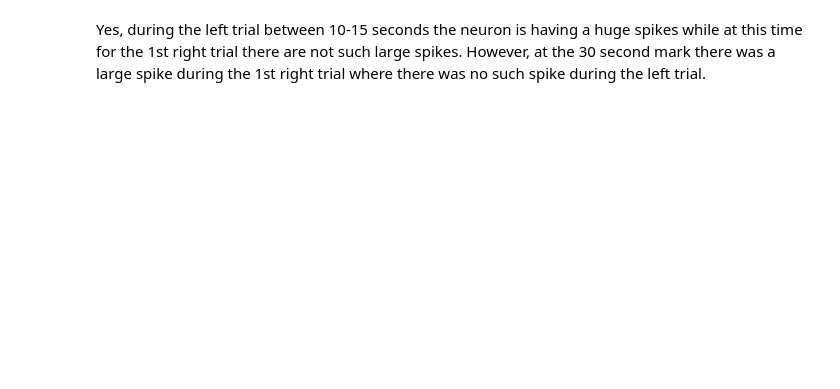
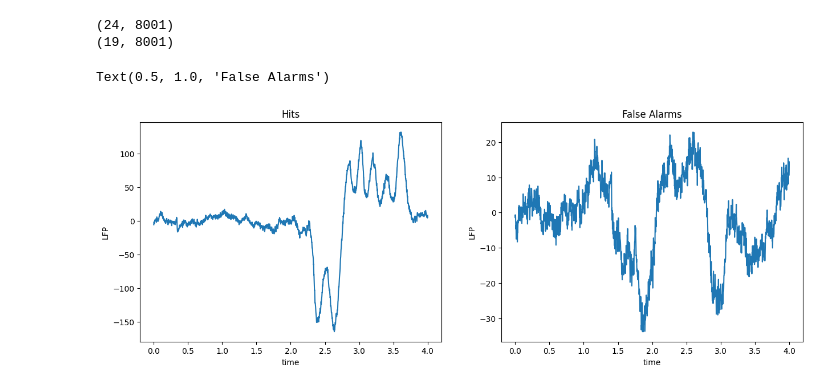
Before and after one commit to lomnitzs-maker/sophia, a Jupyter notebook: CodingHomework7.ipynb, the cells around one changed output. Saved outputs shown, nothing was run; the diff lists cells and outputs as text; code cells hidden in the pictures; blank space fills up the shorter version.

```diff
--- a/CodingHomework7.ipynb
+++ b/CodingHomework7.ipynb
@@ -145,2 +12,14 @@ plt.show
-# %% [markdown]
-Yes, during the left trial between 10-15 seconds the neuron is having a huge spikes while at this time for the 1st right trial there are not such large spikes. However, at the 30 second mark there was a large spike during the 1st right trial where there was no such spike during the left trial.
+# %%
+# importing data
+acc_hits = np.loadtxt('https://raw.githubusercontent.com/hallockh/neur_265_spring2026/refs/heads/main/data/acc_hits_hw5.csv', delimiter = ',')
+acc_fa = np.loadtxt('https://raw.githubusercontent.com/hallockh/neur_265_spring2026/refs/heads/main/data/acc_fa_hw5.csv', delimiter = ',')
+# %%
+# printing the shape of both my arrays
+print(acc_hits.shape)
+print(acc_fa.shape)
+# %% [output]
+(24, 8001)
+(19, 8001)
+# %%
+# creating a time variable that has the same length as acc_hits and acc_fa
+time = np.linspace(0,4,8001)
@@ -146,0 +29,13 @@ Yes, during the left trial between 10-15 seconds the neuron is having a huge spi
+# %%
+fig, ax = plt.subplots(1,2,figsize=(15,5))
+ax[0].plot(time,acc_hits[0,:])
+ax[0].set_xlabel('time')
+ax[0].set_ylabel('LFP')
+ax[0].set_title('Hits')
+ax[1].plot(time,acc_fa[0,:])
+ax[1].set_xlabel('time')
+ax[1].set_ylabel('LFP')
+ax[1].set_title('False Alarms')
+# %% [output]
+Text(0.5, 1.0, 'False Alarms')
+[figure, added]
```
Also changed, not shown: parts of 18 cells of this notebook.
